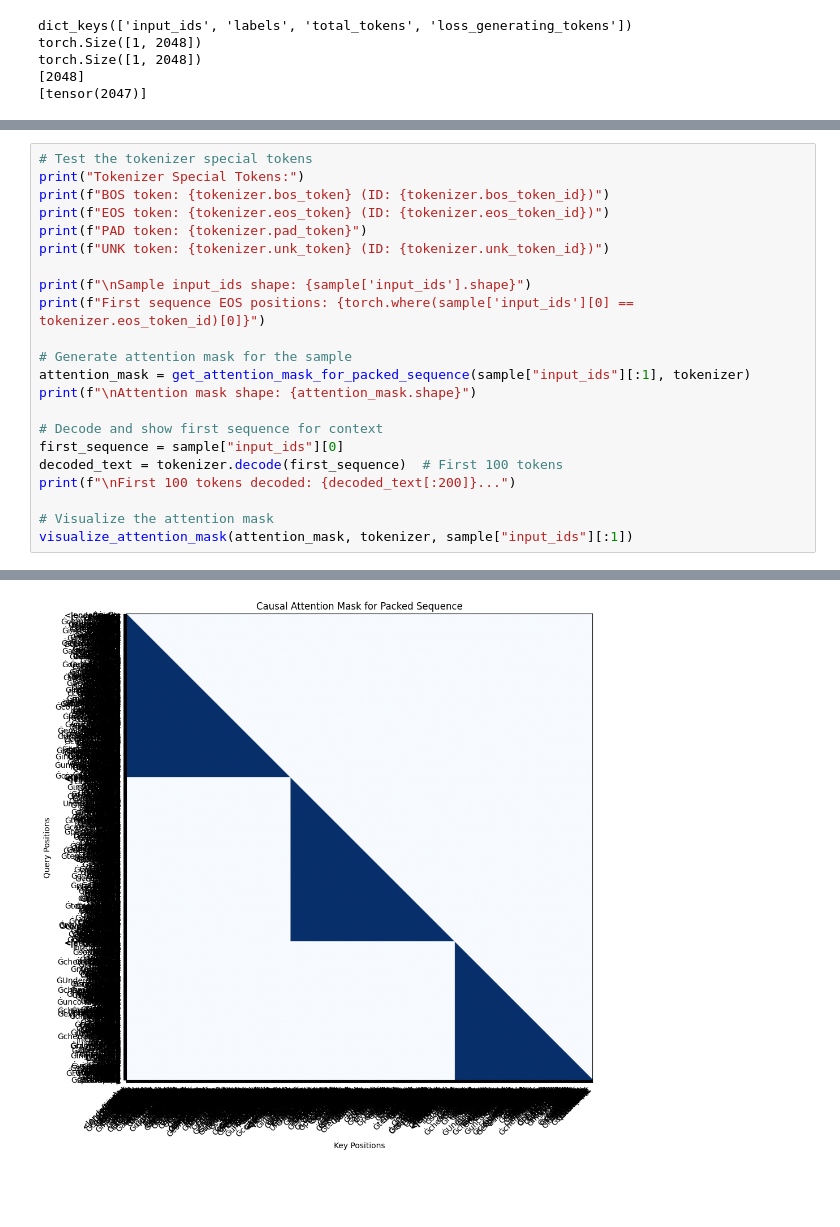
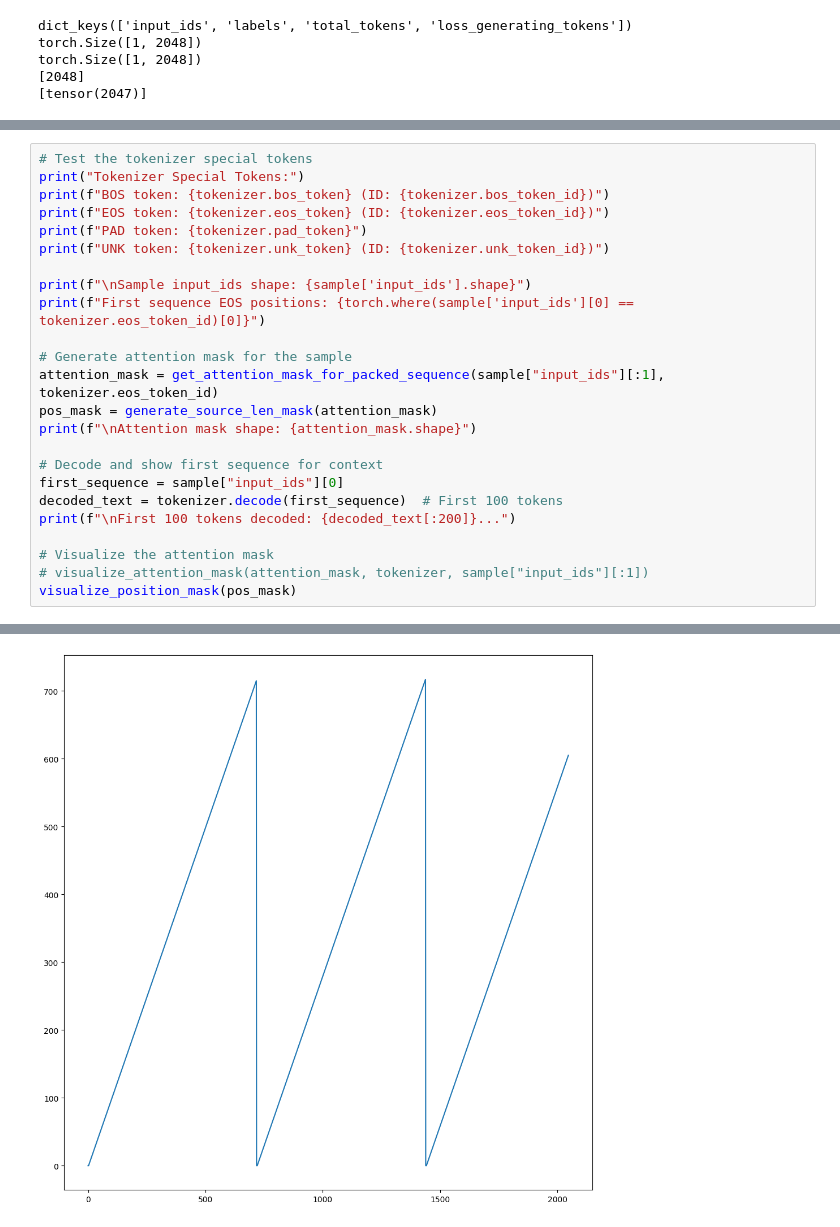
Before and after one commit to Helios113/dyna, a Jupyter notebook: tools/casual_mask_testing.ipynb, the cells around one changed output, grey strips where cells are left out. Drawn from its saved outputs; the diff is of its cells as text; blank space fills up the shorter version.

```diff
--- a/tools/casual_mask_testing.ipynb
+++ b/tools/casual_mask_testing.ipynb
@@ -141,7 +178,8 @@ print(f"\nSample input_ids shape: {sample['input_ids'].shape}")
 print(f"First sequence EOS positions: {torch.where(sample['input_ids'][0] == tokenizer.eos_token_id)[0]}")
 
 # Generate attention mask for the sample
-attention_mask = get_attention_mask_for_packed_sequence(sample["input_ids"][:1], tokenizer)
+attention_mask = get_attention_mask_for_packed_sequence(sample["input_ids"][:1], tokenizer.eos_token_id)
+pos_mask = generate_source_len_mask(attention_mask)
 print(f"\nAttention mask shape: {attention_mask.shape}")
 
 # Decode and show first sequence for context
@@ -150,7 +188,8 @@ decoded_text = tokenizer.decode(first_sequence)  # First 100 tokens
 print(f"\nFirst 100 tokens decoded: {decoded_text[:200]}...")
 
 # Visualize the attention mask
-visualize_attention_mask(attention_mask, tokenizer, sample["input_ids"][:1])
+# visualize_attention_mask(attention_mask, tokenizer, sample["input_ids"][:1])
+visualize_position_mask(pos_mask)
 # %% [output]
 Tokenizer Special Tokens:
 BOS token: <|endoftext|> (ID: 0)
@@ -164,8 +207,8 @@ tensor([   0,    1,    2,  718,  719,  720,  721, 1439, 1440, 1441, 1442]) tenso
 
 Attention mask shape: torch.Size([1, 2048, 2048])
 
 First 100 tokens decoded: <|endoftext|><|endoftext|> In today's ever-evolving world, technology has become an integral part of our lives, shaping the way we learn, work, and communicate. The COVID-19  ...
-[figure, old version]
+[figure, new version]
 # %%
 # Test with a simpler example to verify correctness
 def test_packed_sequence_mask():
```
Also changed, not shown: parts of 3 cells of this notebook, 2 other files.
